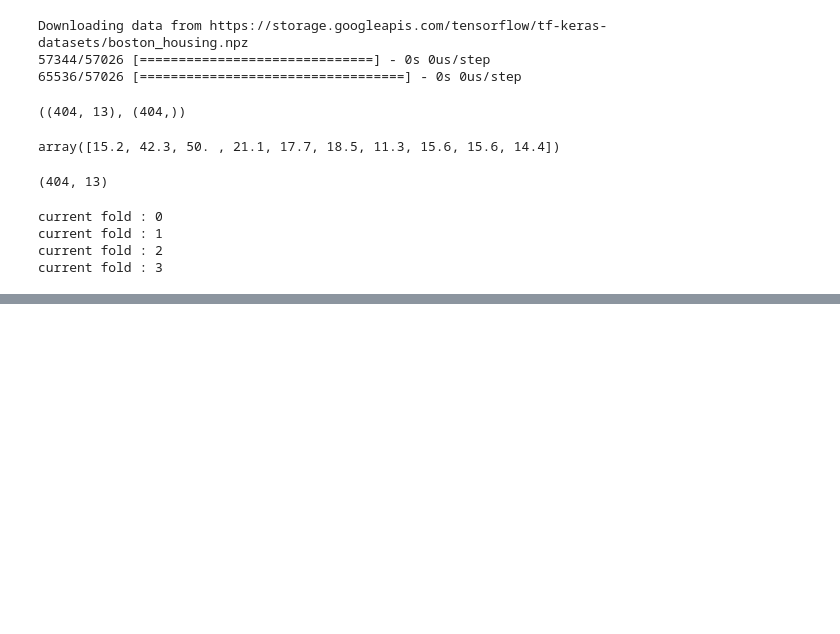
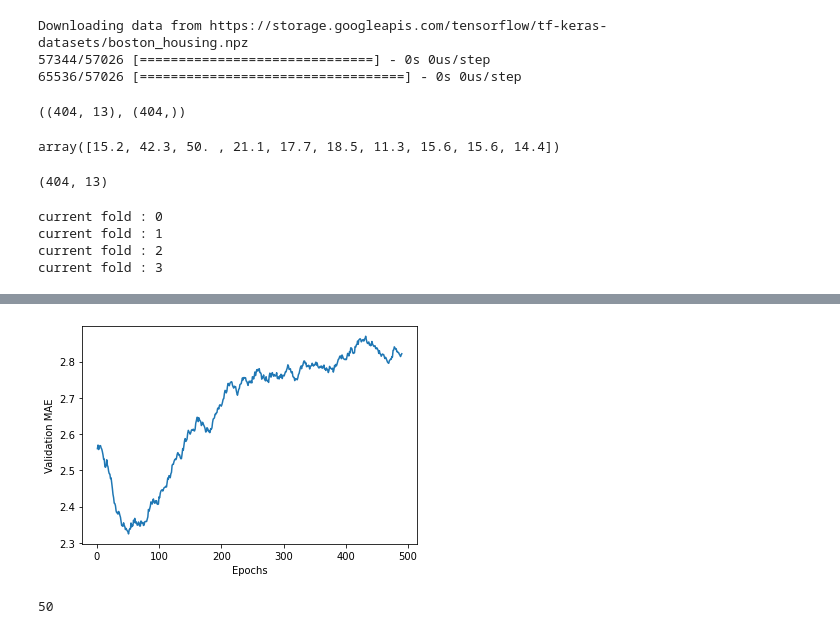
Before and after one commit to bigdataleeky/python, a Jupyter notebook: 20220613/predicting_house_prices.ipynb, the cells around one changed output, grey strips where cells are left out. Saved outputs shown, nothing was run; the diff lists cells and outputs as text; code cells hidden in the pictures; blank space fills up the shorter version.

```diff
--- a/20220613/predicting_house_prices.ipynb
+++ b/20220613/predicting_house_prices.ipynb
@@ -70,0 +127,24 @@ current fold : 3
+# %%
+# 곡선의 다른부분과 스케일이 많이 다른 첫 10개 포인트를 제거
+# 부드러운 곡선을 각 포인트를 이전 포인트의 지수 이동평균으로 대체
+def smooth_curve(points, factor = 0.9):
+  smoth_point = []
+  for point in points:
+    if smoth_point:
+      previous = smoth_point[-1];
+      smoth_point.append(previous*factor+ point *(1-factor))
+    else:
+      smoth_point.append(point)
+  return smoth_point
+
+smoth_mae_history = smooth_curve(average_mae_hisotry[10:])
+plt.plot(range(1,len(smoth_mae_history)+1), smoth_mae_history)
+plt.xlabel('Epochs')
+plt.ylabel('Validation MAE')
+plt.show()
+# %% [output]
+[figure, added]
+# %%
+np.argmin( smoth_mae_history)
+# %% [output]
+50
```
Also changed, not shown: parts of 8 cells of this notebook.
